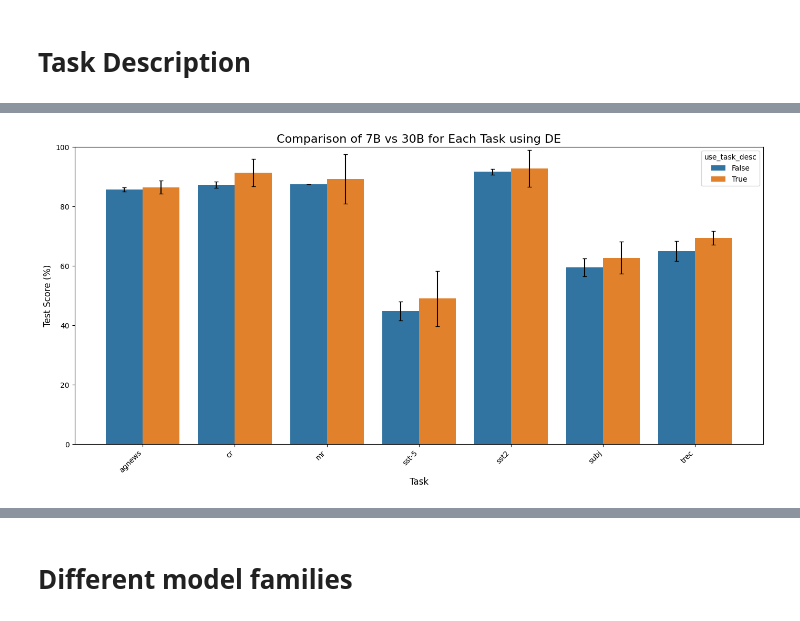
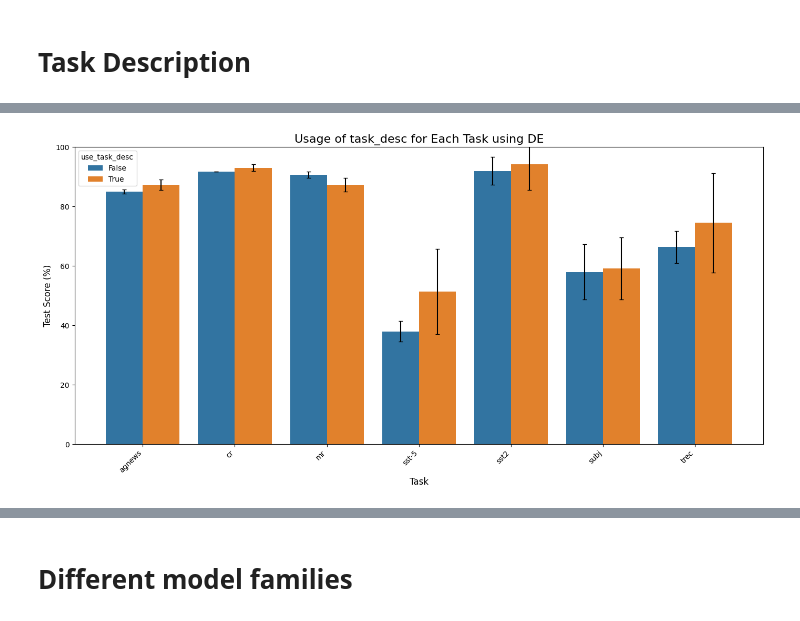
Before and after one commit to finitearth/promptolution, a Jupyter notebook: notebooks/evaluation_experiment.ipynb, the cells around one changed output, grey strips where cells are left out. Drawn from its saved outputs; the diff is of its cells as text; code cells hidden in the pictures.

```diff
--- a/notebooks/evaluation_experiment.ipynb
+++ b/notebooks/evaluation_experiment.ipynb
@@ -207,7 +208,7 @@ df_comparison = df_comparison[df_comparison.meta_llm == "Llama-3-8B"]
 df_comparison = get_mean_std(df_comparison)
 df_comparison = get_avg_across_tasks(df_comparison)
 # %%
-best_scores_td = read_best_scores("experiment_task_descr")
+best_scores_td = read_best_scores("experiment-task-descr")
 best_scores_td = get_mean_std(best_scores_td)
 best_scores_td = get_avg_across_tasks(best_scores_td)
 best_scores_td = clean_names(best_scores_td)
@@ -214,5 +226,6 @@ best_scores_td = clean_names(best_scores_td)
 # %%
 df_plot = pd.concat([best_scores_td, df_comparison])
-plot_bar(df_plot, "use_task_desc", 'Comparison of 7B vs 30B for Each Task using DE')
+df_plot = df_plot[df_plot.optimizer == "DE"]
+plot_bar(df_plot, "use_task_desc", 'Usage of task_desc for Each Task using DE')
 # %% [output]
-[figure, old version]
+[figure, new version]
```
Also changed, not shown: parts of 12 cells of this notebook, 2 other files.
